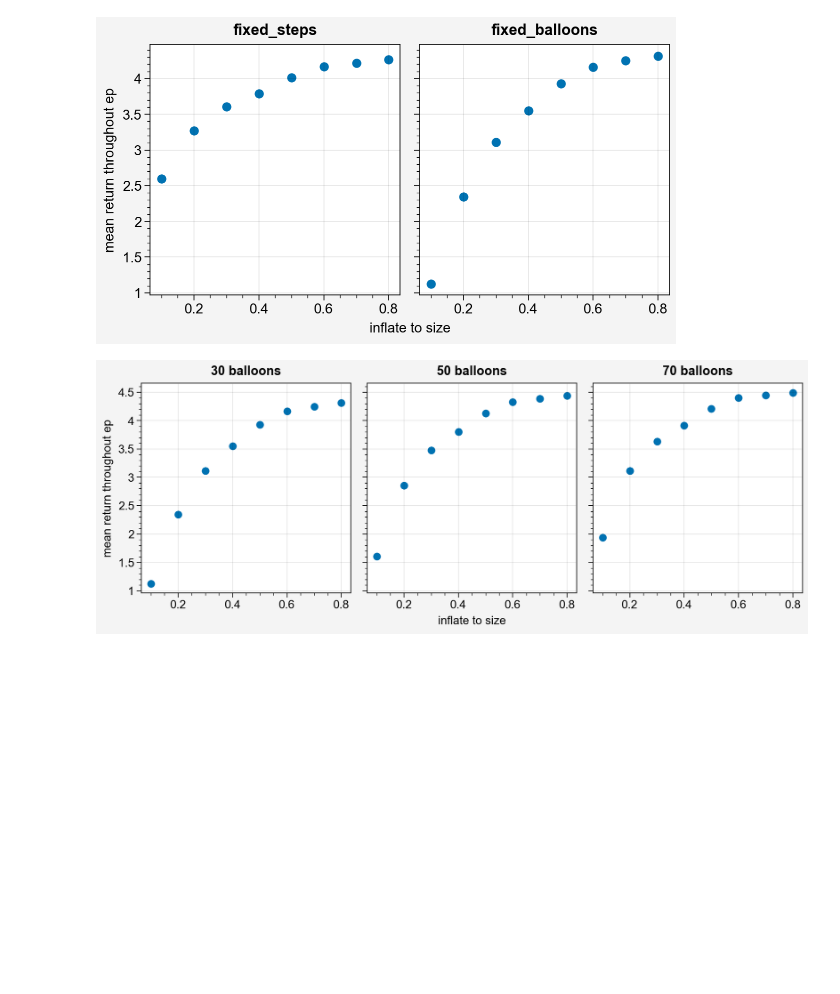
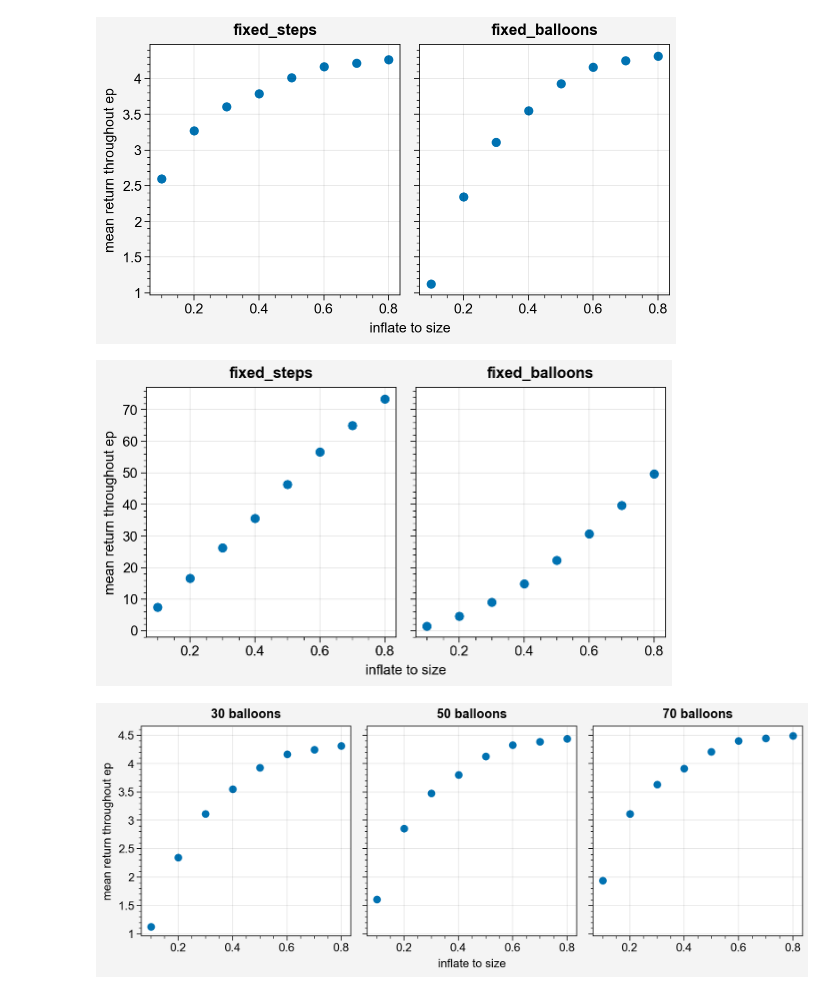
Before and after one commit to liuandrew/bart_ppo, a Jupyter notebook: write_and_test/bart_individual_episodes.ipynb, the cells around one changed output. Drawn from its saved outputs; the diff is of its cells as text; code cells hidden in the pictures; blank space fills up the shorter version.

```diff
--- a/write_and_test/bart_individual_episodes.ipynb
+++ b/write_and_test/bart_individual_episodes.ipynb
@@ -146,7 +148,8 @@ fix_size_evalu = partial(forced_action_evaluate, data_callback=meta_bart_callbac
                 env_name="BartMetaEnv", num_episodes=1,
                 env_kwargs={'meta_setup': 1, 'colors_used': 1,
                             'inflate_noise': 0, 'pop_noise': 0,
-                            'rew_structure': 1, 'max_steps': 1000}, seed=1,
+                            'rew_structure': 1, 'max_steps': 1000,
+                            'num_balloons': 50, 'fix_sizes': [0, 0.7, 0]}, seed=1,
                 deterministic=False)
 # %%
 chks = np.arange(0, 250, 10)
@@ -177,7 +180,7 @@ ax.legend()
 <matplotlib.legend.Legend at 0x...>
 [figure]
 # %%
-# all_mean_diffs = {}
+all_mean_diffs = {}
 all_exp_variants = [
     'easyr0n30', 'easyr0n50', 'easyr0n70',
     'easyr0', 'easyr1', 'easyr2', 'easyr3', 'easyr4', 'easyr5',
@@ -359,6 +362,48 @@ ax.format(xlabel='inflate to size', ylabel='mean return throughout ep',
           toplabels=list(mean_returns.keys()))
 # %% [output]
 [figure]
+# %%
+sizes = np.arange(0.1, 0.9, 0.1)
+mean_returns = {
+    'fixed_steps': [],
+    'fixed_balloons': [],
+}
+gamma = 0.9999
+
+for key in mean_returns:
+    rewards = []
+    mr = []
+    for size in sizes:
+        step_per_balloon = int((size // 0.05) + 1)
+        if key == 'fixed_steps':
+            num_steps = 450
+        else:
+            num_steps = step_per_balloon * 30
+        for i in range(num_steps):
+            if i % (step_per_balloon) == 0 and i != 0:
+                rewards.append(size)
+            else:
+                rewards.append(0)
+        # print(np.mean(rewards), num_steps, size)
+
+        reversed_return = []
+        for r in rewards[::-1]:
+            if len(reversed_return) == 0:
+                reversed_return.append(r)
+            else:
+                reversed_return.append(r + gamma*reversed_return[-1])
+
+        mr.append(np.mean(reversed_return))
+    mean_returns[key] = mr
+
+
+fig, ax = pplt.subplots(ncols=2)
+for i, key in enumerate(mean_returns):
+    ax[i].scatter(sizes, mean_returns[key], label=key)
+ax.format(xlabel='inflate to size', ylabel='mean return throughout ep',
+          toplabels=list(mean_returns.keys()))
+# %% [output]
+[figure, added]
 # %%
 sizes = np.arange(0.1, 0.9, 0.1)
 num_balloons = [30, 50, 70]
```
Also changed, not shown: parts of 11 cells of this notebook, 2 other files.
